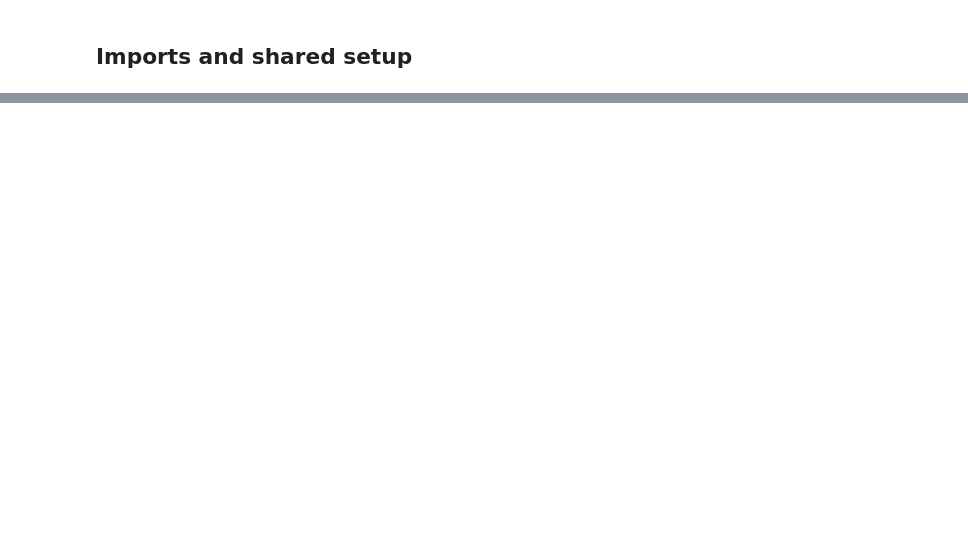
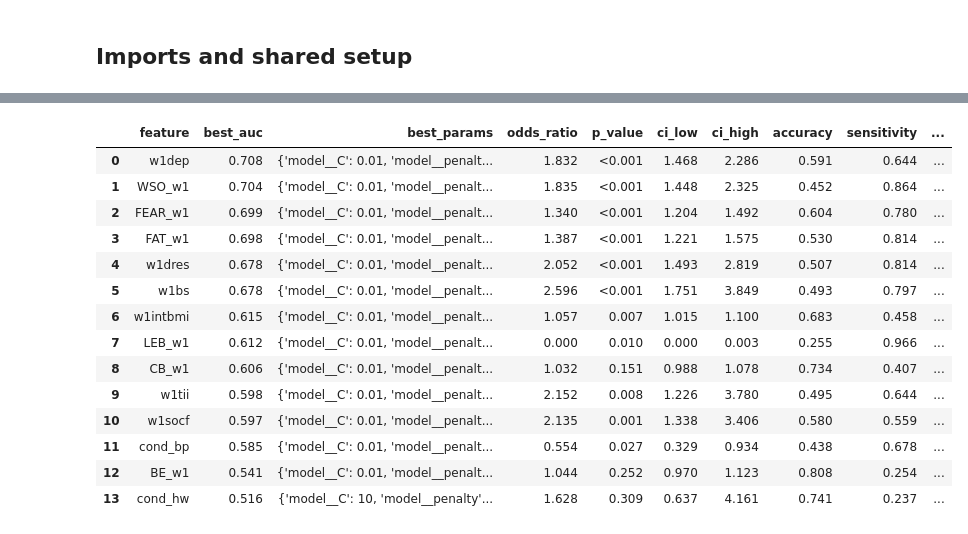
Before and after one commit to FelixZhan/AtyAN, a Jupyter notebook: AtyAN_UnivariateModels.ipynb, the cells around one changed output, grey strips where cells are left out. Drawn from its saved outputs; the diff is of its cells as text; code cells hidden in the pictures; blank space fills up the shorter version.

```diff
--- a/AtyAN_UnivariateModels.ipynb
+++ b/AtyAN_UnivariateModels.ipynb
@@ -38,5 +80,0 @@ RUN_PERSISTENCE = False  # Set True to re-enable persistence/remission analyses
-# %%
-raw_df = load_base_dataset()
-feature_df, feature_sets = engineer_baseline_features(raw_df)
-print(f'Dataset shape: {raw_df.shape}')
-print(f'Feature matrix shape: {feature_df[feature_sets["all_features"]].shape}')
@@ -150,0 +492,67 @@ else:
+# %%
+# Logistic-only summary (rounded to 0.001) before threshold selection
+if "best_models_summary" not in globals():
+    raise RuntimeError("best_models_summary not found; run the grid-search and summary cells first.")
+
+# Compute accuracy/sensitivity/specificity at default 0.5 threshold for each logistic model
+
+def _compute_metrics(feature: str):
+    est = log_best_estimators.get(feature)
+    if est is None:
+        return {"accuracy": np.nan, "sensitivity": np.nan, "specificity": np.nan}
+    probs = cross_val_predict(est, X[[feature]], y, cv=cv, method="predict_proba", n_jobs=-1)[:, 1]
+    preds = (probs >= 0.5).astype(int)
+    tn, fp, fn, tp = confusion_matrix(y, preds).ravel()
+    sens = tp / (tp + fn) if (tp + fn) > 0 else np.nan
+    spec = tn / (tn + fp) if (tn + fp) > 0 else np.nan
+    acc = (tp + tn) / (tp + tn + fp + fn) if (tp + tn + fp + fn) > 0 else np.nan
+    return {"accuracy": acc, "sensitivity": sens, "specificity": spec}
+
+log_only = best_models_summary[best_models_summary["model"] == "logistic"].copy()
+metric_rows = [_compute_metrics(f) for f in log_only["feature"]]
+log_only = pd.concat([log_only.reset_index(drop=True), pd.DataFrame(metric_rows)], axis=1)
+
+# --- Derive SE from reported 95% CI (log-odds scale) ---
+# If CI is for OR: OR = exp(beta), CI = exp(beta ± z*SE_beta)  =>
+# SE_beta = (log(ci_high) - log(ci_low)) / (2*z)
+if {"ci_low", "ci_high"}.issubset(log_only.columns):
+    z = 1.959963984540054  # ~N(0,1) 97.5% quantile for 95% CI
+    ci_low = pd.to_numeric(log_only["ci_low"], errors="coerce")
+    ci_high = pd.to_numeric(log_only["ci_high"], errors="coerce")
+    ok = (ci_low > 0) & (ci_high > 0) & ci_low.notna() & ci_high.notna()
+    se_beta = pd.Series(np.nan, index=log_only.index, dtype=float)
+    se_beta.loc[ok] = (np.log(ci_high.loc[ok]) - np.log(ci_low.loc[ok])) / (2.0 * z)
+    log_only["se_beta"] = se_beta
+    # Delta-method SE for OR: Var(exp(beta)) ≈ exp(beta)^2 Var(beta)  => SE_or ≈ OR * SE_beta
+    or_vals = pd.to_numeric(log_only.get("odds_ratio"), errors="coerce")
+    log_only["se_or"] = or_vals * log_only["se_beta"]
+
+rounded_cols = {
+    c: 3
+    for c in [
+        "best_auc",
+        "odds_ratio",
+        "se_beta",
+        "se_or",
+        "p_value",
+        "ci_low",
+        "ci_high",
+        "accuracy",
+        "sensitivity",
+        "specificity",
+    ]
+    if c in log_only
+}
+log_only = log_only.round(rounded_cols)
+
+if "p_value" in log_only.columns:
+    log_only["p_value"] = log_only["p_value"].apply(
+        lambda v: "<0.001" if pd.notna(v) and v < 0.001 else (f"{v:.3f}" if pd.notna(v) else np.nan)
+    )
+
+if "model" in log_only.columns:
+    log_only = log_only.drop(columns=["model"])
+
+print("Logistic models (AUROC, ORs, SEs from 95% CI, default 0.5 threshold metrics; p<0.001 shown as <0.001):")
+display(log_only)
+# %% [output]
@@ -150,0 +560,15 @@ else:
+|  | feature | best_auc | best_params | odds_ratio | p_value | ci_low | ci_high | accuracy | sensitivity | ... |
+| 0 | w1dep | 0.708 | {'model__C': 0.01, 'model__penalt... | 1.832 | <0.001 | 1.468 | 2.286 | 0.591 | 0.644 | ... |
+| 1 | WSO_w1 | 0.704 | {'model__C': 0.01, 'model__penalt... | 1.835 | <0.001 | 1.448 | 2.325 | 0.452 | 0.864 | ... |
+| 2 | FEAR_w1 | 0.699 | {'model__C': 0.01, 'model__penalt... | 1.340 | <0.001 | 1.204 | 1.492 | 0.604 | 0.780 | ... |
+| 3 | FAT_w1 | 0.698 | {'model__C': 0.01, 'model__penalt... | 1.387 | <0.001 | 1.221 | 1.575 | 0.530 | 0.814 | ... |
+| 4 | w1dres | 0.678 | {'model__C': 0.01, 'model__penalt... | 2.052 | <0.001 | 1.493 | 2.819 | 0.507 | 0.814 | ... |
+| 5 | w1bs | 0.678 | {'model__C': 0.01, 'model__penalt... | 2.596 | <0.001 | 1.751 | 3.849 | 0.493 | 0.797 | ... |
+| 6 | w1intbmi | 0.615 | {'model__C': 0.01, 'model__penalt... | 1.057 | 0.007 | 1.015 | 1.100 | 0.683 | 0.458 | ... |
+| 7 | LEB_w1 | 0.612 | {'model__C': 0.01, 'model__penalt... | 0.000 | 0.010 | 0.000 | 0.003 | 0.255 | 0.966 | ... |
+| 8 | CB_w1 | 0.606 | {'model__C': 0.01, 'model__penalt... | 1.032 | 0.151 | 0.988 | 1.078 | 0.734 | 0.407 | ... |
+| 9 | w1tii | 0.598 | {'model__C': 0.01, 'model__penalt... | 2.152 | 0.008 | 1.226 | 3.780 | 0.495 | 0.644 | ... |
+| 10 | w1socf | 0.597 | {'model__C': 0.01, 'model__penalt... | 2.135 | 0.001 | 1.338 | 3.406 | 0.580 | 0.559 | ... |
+| 11 | cond_bp | 0.585 | {'model__C': 0.01, 'model__penalt... | 0.554 | 0.027 | 0.329 | 0.934 | 0.438 | 0.678 | ... |
+| 12 | BE_w1 | 0.541 | {'model__C': 0.01, 'model__penalt... | 1.044 | 0.252 | 0.970 | 1.123 | 0.808 | 0.254 | ... |
+| 13 | cond_hw | 0.516 | {'model__C': 10, 'model__penalty'... | 1.628 | 0.309 | 0.637 | 4.161 | 0.741 | 0.237 | ... |
```
Also changed, not shown: parts of 32 cells of this notebook, 18 other files.
